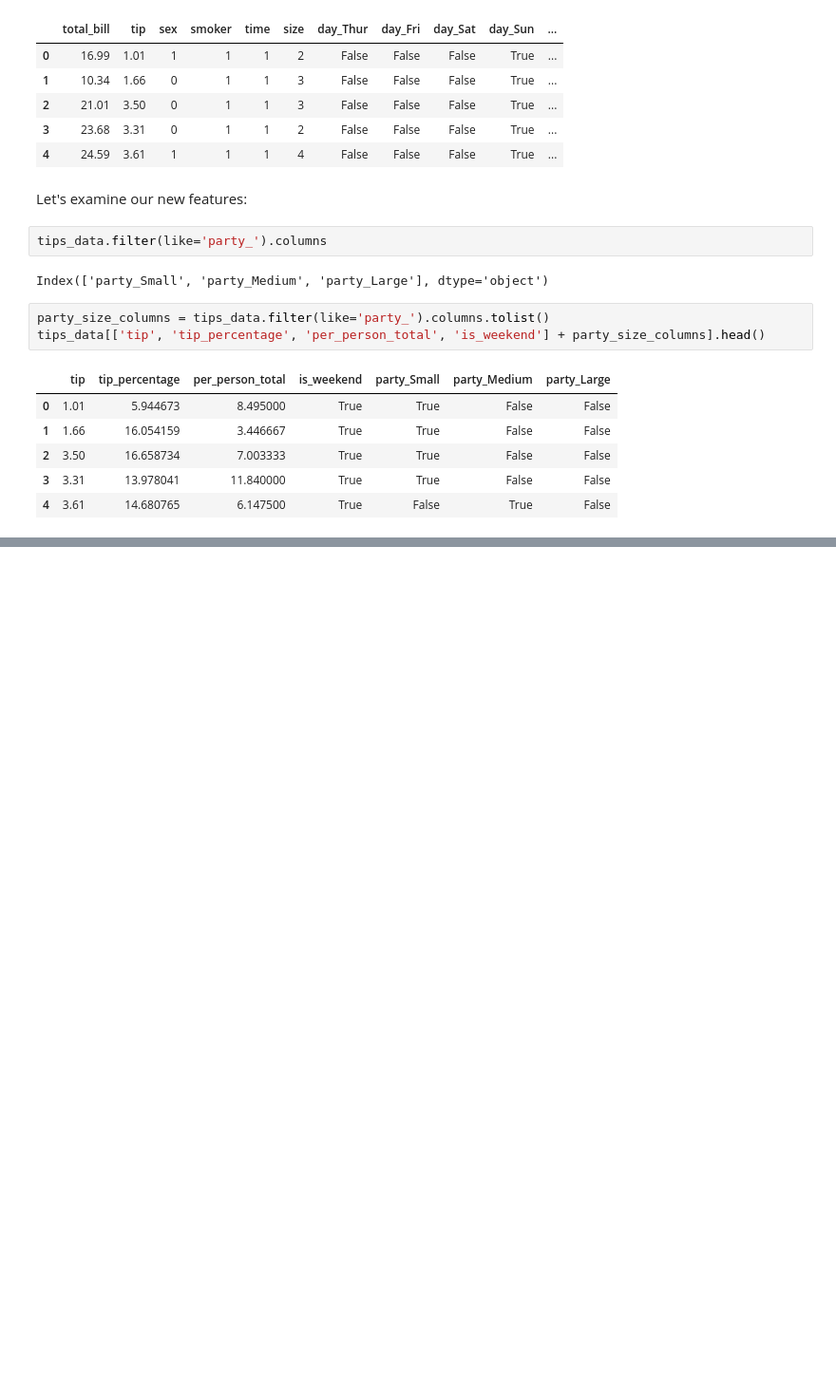
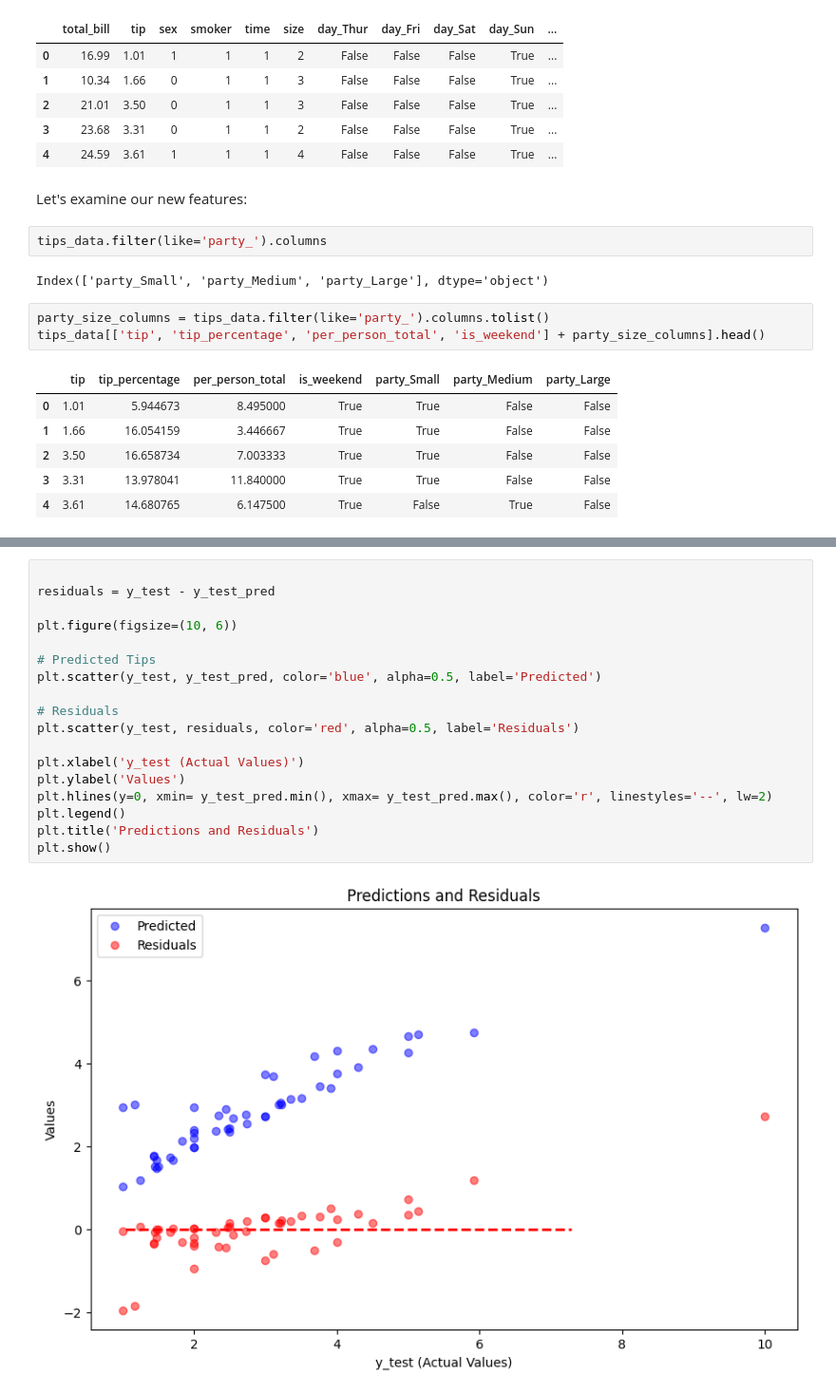
Before and after one commit to AfsanehShamsaddini/Predicting-Tips-Using-Linear-Regression, a Jupyter notebook: Predicting_Tips_Using_Linear_Regression.ipynb, the cells around one changed output, grey strips where cells are left out. Shown at 95% size. Drawn from its saved outputs; the diff is of its cells as text; blank space fills up the shorter version.

```diff
--- a/Predicting_Tips_Using_Linear_Regression.ipynb
+++ b/Predicting_Tips_Using_Linear_Regression.ipynb
@@ -297,0 +435,20 @@ tips_data[['tip', 'tip_percentage', 'per_person_total', 'is_weekend'] + party_si
+# %%
+
+residuals = y_test - y_test_pred
+
+plt.figure(figsize=(10, 6))
+
+# Predicted Tips
+plt.scatter(y_test, y_test_pred, color='blue', alpha=0.5, label='Predicted')
+
+# Residuals
+plt.scatter(y_test, residuals, color='red', alpha=0.5, label='Residuals')
+
+plt.xlabel('y_test (Actual Values)')
+plt.ylabel('Values')
+plt.hlines(y=0, xmin= y_test_pred.min(), xmax= y_test_pred.max(), color='r', linestyles='--', lw=2)
+plt.legend()
+plt.title('Predictions and Residuals')
+plt.show()
+# %% [output]
+[figure, added]
```
Also changed, not shown: parts of 30 cells of this notebook.
